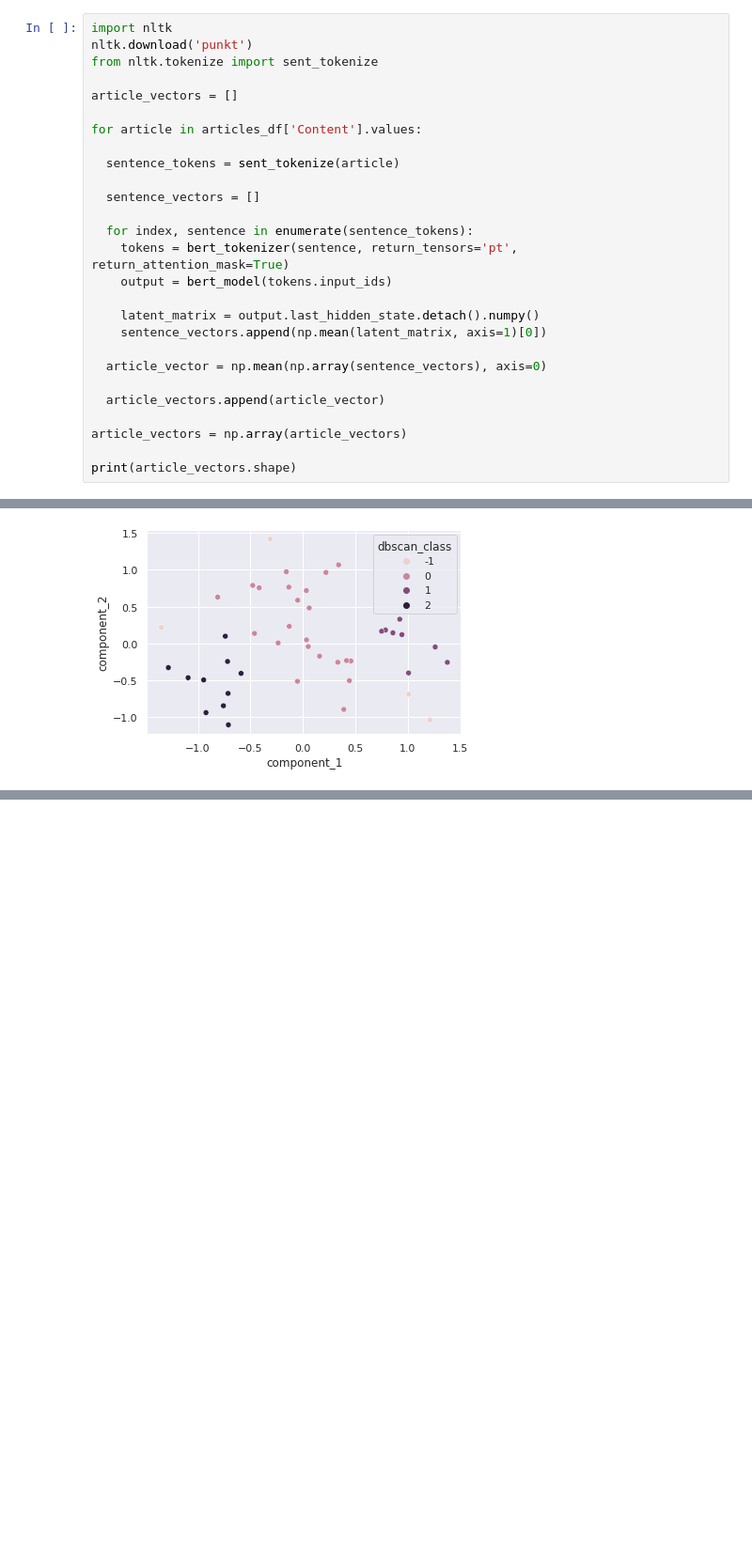
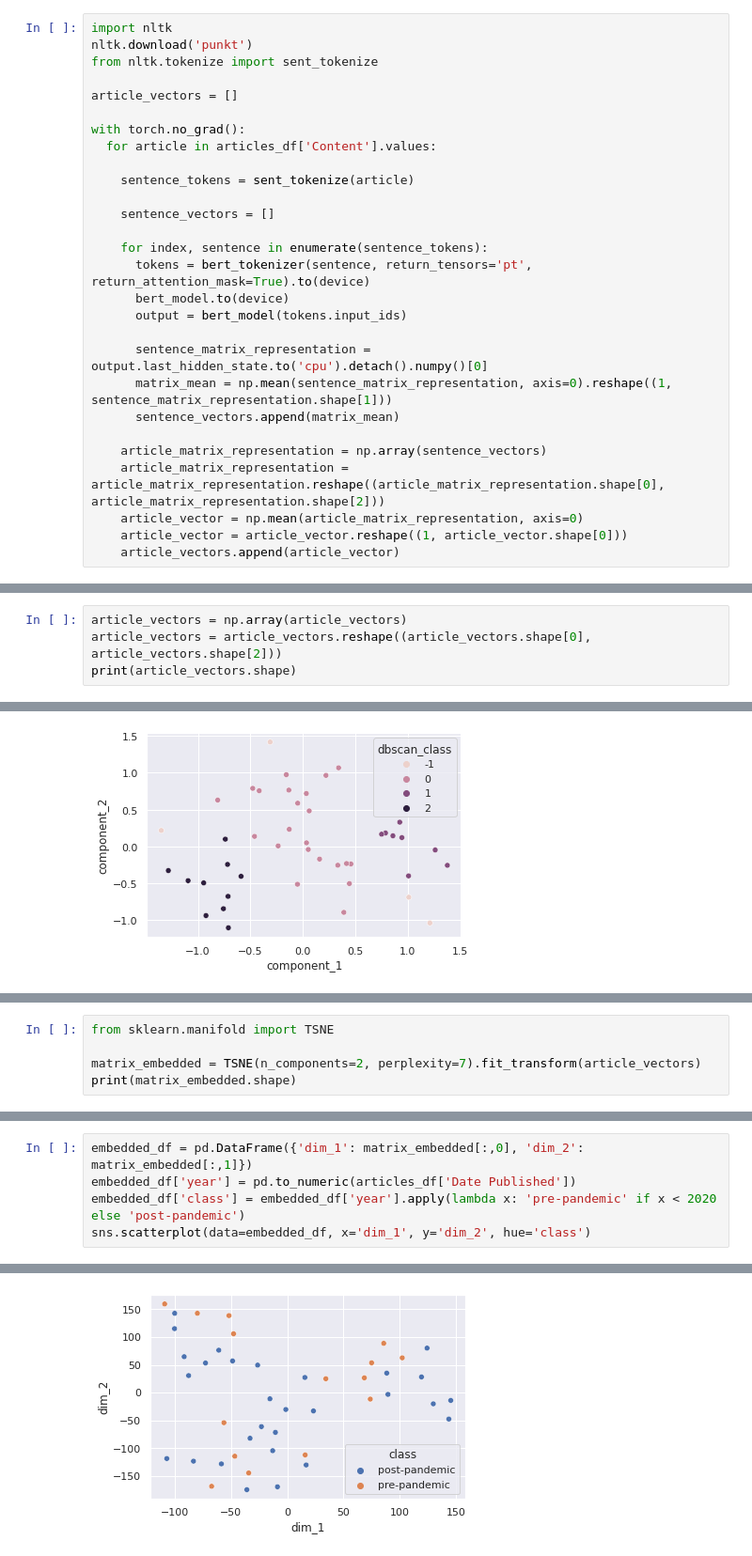
Before and after one commit to VintageGold/Text_Summarization, a Jupyter notebook: clustering_jorge.ipynb, the cells around one changed output, grey strips where cells are left out. Shown at 94% size. Drawn from its saved outputs; the diff is of its cells as text; blank space fills up the shorter version.

Commit message:
added tsne and some explanations

```diff
--- a/clustering_jorge.ipynb
+++ b/clustering_jorge.ipynb
@@ -86,25 +98,26 @@ from nltk.tokenize import sent_tokenize
 
 article_vectors = []
 
-for article in articles_df['Content'].values:
+with torch.no_grad():
+  for article in articles_df['Content'].values:
 
-  sentence_tokens = sent_tokenize(article)
+    sentence_tokens = sent_tokenize(article)
 
-  sentence_vectors = []
+    sentence_vectors = []
 
-  for index, sentence in enumerate(sentence_tokens):
-    tokens = bert_tokenizer(sentence, return_tensors='pt', return_attention_mask=True)
-    output = bert_model(tokens.input_ids)
+    for index, sentence in enumerate(sentence_tokens):
+      tokens = bert_tokenizer(sentence, return_tensors='pt', return_attention_mask=True).to(device)
+      bert_model.to(device)
+      output = bert_model(tokens.input_ids)
 
-    latent_matrix = output.last_hidden_state.detach().numpy()
-    sentence_vectors.append(np.mean(latent_matrix, axis=1)[0])
+      sentence_matrix_representation = output.last_hidden_state.to('cpu').detach().numpy()[0]
+      matrix_mean = np.mean(sentence_matrix_representation, axis=0).reshape((1, sentence_matrix_representation.shape[1]))
+      sentence_vectors.append(matrix_mean)
 
-  article_vector = np.mean(np.array(sentence_vectors), axis=0)
-
-  article_vectors.append(article_vector)
-
-article_vectors = np.array(article_vectors)
-
-print(article_vectors.shape)
+    article_matrix_representation = np.array(sentence_vectors)
+    article_matrix_representation = article_matrix_representation.reshape((article_matrix_representation.shape[0], article_matrix_representation.shape[2]))
+    article_vector = np.mean(article_matrix_representation, axis=0)
+    article_vector = article_vector.reshape((1, article_vector.shape[0]))
+    article_vectors.append(article_vector)
 # %% [output]
 [nltk_data] Downloading package punkt to /root/nltk_data...
@@ -112,0 +125,4 @@ print(article_vectors.shape)
+# %%
+article_vectors = np.array(article_vectors)
+article_vectors = article_vectors.reshape((article_vectors.shape[0], article_vectors.shape[2]))
+print(article_vectors.shape)
@@ -145,0 +167,5 @@ sns.scatterplot(data=components_df, x='component_1', y='component_2', hue='dbsca
+# %%
+from sklearn.manifold import TSNE
+
+matrix_embedded = TSNE(n_components=2, perplexity=7).fit_transform(article_vectors)
+print(matrix_embedded.shape)
@@ -145,0 +174,6 @@ sns.scatterplot(data=components_df, x='component_1', y='component_2', hue='dbsca
+# %%
+embedded_df = pd.DataFrame({'dim_1': matrix_embedded[:,0], 'dim_2': matrix_embedded[:,1]})
+embedded_df['year'] = pd.to_numeric(articles_df['Date Published'])
+embedded_df['class'] = embedded_df['year'].apply(lambda x: 'pre-pandemic' if x < 2020 else 'post-pandemic')
+sns.scatterplot(data=embedded_df, x='dim_1', y='dim_2', hue='class')
+# %% [output]
@@ -145,0 +181 @@ sns.scatterplot(data=components_df, x='component_1', y='component_2', hue='dbsca
+[figure, added]
```
Also changed, not shown: parts of 21 cells of this notebook, 1 other file.
